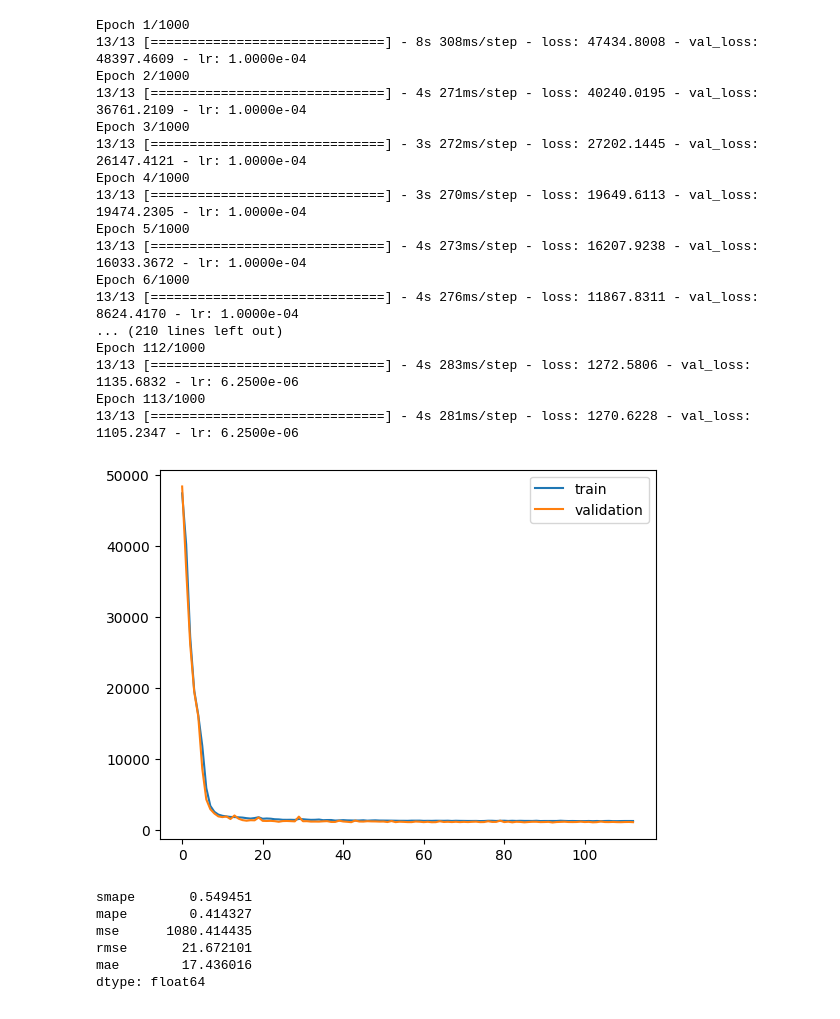
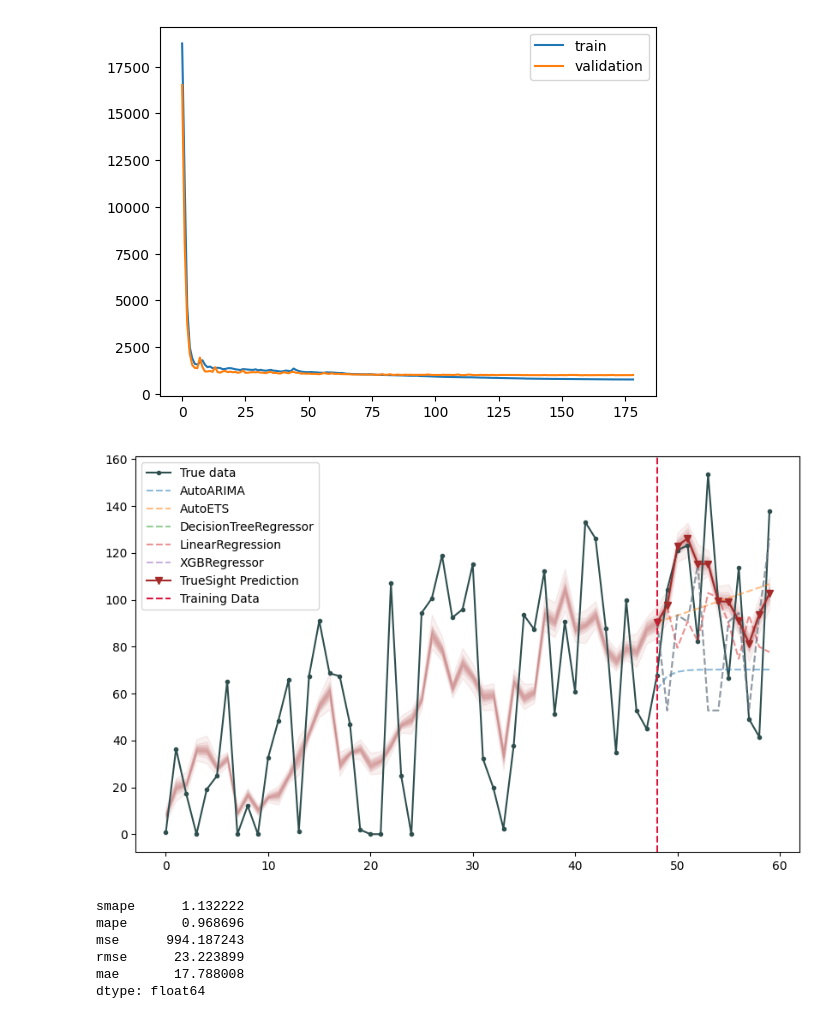
Before and after one commit to renanklehm/true-sight, a Jupyter notebook: h_synthetic.ipynb, the cells around one changed output. Cells and saved outputs as stored; diff of their text form; code cells hidden in the pictures.

```diff
--- a/h_synthetic.ipynb
+++ b/h_synthetic.ipynb
@@ -22,12 +22,16 @@ df = generate_syntetic_data(num_time_steps, season_length, 500)
 # %%
 from statsforecast.models import SeasonalNaive, AutoETS, AutoARIMA
 from sklearn.linear_model import LinearRegression
+from xgboost.sklearn import XGBRegressor
+from sklearn.tree import DecisionTreeRegressor
 from truesight.utils import ModelWrapper
 
 models = [
     ModelWrapper(LinearRegression, horizon=forecast_horizon, season_length=season_length, alias="LinearRegression"),
     ModelWrapper(AutoETS, horizon=forecast_horizon, season_length=season_length),
     ModelWrapper(AutoARIMA, horizon=forecast_horizon, season_length=season_length),
+    ModelWrapper(DecisionTreeRegressor, horizon=forecast_horizon, alias="DecisionTreeRegressor"),
+    ModelWrapper(XGBRegressor, horizon=forecast_horizon, alias="XGBRegressor")
 ]
 
 preprocessor = Preprocessor(df)
@@ -85,53 +72,59 @@ Epoch 54/1000
 # %%
 models_wcov = models.copy()
 X_train_wcov = X_train.copy()
 X_val_wcov = X_val.copy()
 
 optimizer = tf.keras.optimizers.Adam(learning_rate=0.0001)
-ts_wcov= TrueSight(models_wcov, forecast_horizon, filter_size = 64, context_size = 256, hidden_size = 1024, dropout_rate = 0.1)
+ts_wcov= TrueSight(models_wcov, num_time_steps, filter_size = 256, context_size = 512, hidden_size = 1024, dropout_rate = 0.1)
 ts_wcov.compile(optimizer=optimizer, loss='mse')
 
 ts_wcov.fit(
     x = X_train_wcov, y = Y_train,
     validation_data = [X_val_wcov, Y_val],
     batch_size = 32,
     epochs = 1000,
-    verbose = True,
+    verbose = False,
     callbacks = callbacks,
 )
 ts_wcov.plot_training_history()
 ts_wcov.save_weights('ts_wcov.h5')
 # %% [output]
-Epoch 1/1000
-13/13 [==============================] - 8s 308ms/step - loss: 47434.8008 - val_loss: 48397.4609 - lr: 1.0000e-04
-Epoch 2/1000
-13/13 [==============================] - 4s 271ms/step - loss: 40240.0195 - val_loss: 36761.2109 - lr: 1.0000e-04
-Epoch 3/1000
-13/13 [==============================] - 3s 272ms/step - loss: 27202.1445 - val_loss: 26147.4121 - lr: 1.0000e-04
-Epoch 4/1000
-13/13 [==============================] - 3s 270ms/step - loss: 19649.6113 - val_loss: 19474.2305 - lr: 1.0000e-04
-Epoch 5/1000
-13/13 [==============================] - 4s 273ms/step - loss: 16207.9238 - val_loss: 16033.3672 - lr: 1.0000e-04
-Epoch 6/1000
-13/13 [==============================] - 4s 276ms/step - loss: 11867.8311 - val_loss: 8624.4170 - lr: 1.0000e-04
-... (210 lines left out)
-Epoch 112/1000
-13/13 [==============================] - 4s 283ms/step - loss: 1272.5806 - val_loss: 1135.6832 - lr: 6.2500e-06
-Epoch 113/1000
-13/13 [==============================] - 4s 281ms/step - loss: 1270.6228 - val_loss: 1105.2347 - lr: 6.2500e-06
-[figure, old version]
+[figure, new version]
 # %%
 yhat_nocov = ts_nocov.predict(X_val_nocov, n_repeats = 100, n_quantiles = 15, verbose = False)
 yhat_wcov = ts_wcov.predict(X_val_wcov, n_repeats = 100, n_quantiles = 15, verbose = False)
+# %%
+from matplotlib import pyplot as plt
+idx = np.random.randint(0, len(yhat_nocov))
+true = Y_val[idx]
+pred_wcov = yhat_wcov[:,idx]
+_, ax = plt.subplots(figsize=(10, 6), dpi=100)
+
+ax.plot(true, ".-", color = "darkslategray", label = "True data")
+for i in range(pred_wcov.shape[0] // 2):
+    if (i == 0):
+        ax.fill_between(np.arange(0, num_time_steps), pred_wcov[-i-1], pred_wcov[i], alpha = 0.5 / (pred_wcov.shape[0] / 2), color = "brown")
+    else:
+        ax.fill_between(np.arange(0, num_time_steps), pred_wcov[-i-1], pred_wcov[i], alpha = 0.5 / (pred_wcov.shape[0] / 2), color = "brown")
+
+for model_id, model in enumerate(models[:-1]):
+    ax.plot(np.arange(num_time_steps - forecast_horizon, num_time_steps), X_val[model_id][idx], "--", label = model, alpha = 0.5)
+
+ax.plot(np.arange(num_time_steps - forecast_horizon, num_time_steps), pred_wcov.mean(axis=0)[-forecast_horizon:], "v-", label = "TrueSight Prediction", color = "brown")
+ax.axvline(num_time_steps - forecast_horizon, linestyle = "--", color = 'crimson', label = 'Training Data')
+plt.legend()
+plt.show()
+# %% [output]
+[figure, added]
 # %%
 evaluator_wcov = Evaluator(X_val, Y_val, yhat_wcov, ids_val)
 evaluator_wcov.evaluate_prediction(evaluators = [smape, mape, mse, rmse, mae], return_mean = True)
 # %% [output]
-smape       0.549451
-mape        0.414327
-mse      1080.414435
-rmse       21.672101
-mae        17.436016
+smape      1.132222
+mape       0.968696
+mse      994.187243
+rmse      23.223899
+mae       17.788008
 dtype: float64
 # %%
 evaluator_nocov = Evaluator(X_val, Y_val, yhat_nocov, ids_val)
```
Also changed, not shown: parts of 7 cells of this notebook, 4 other files.
